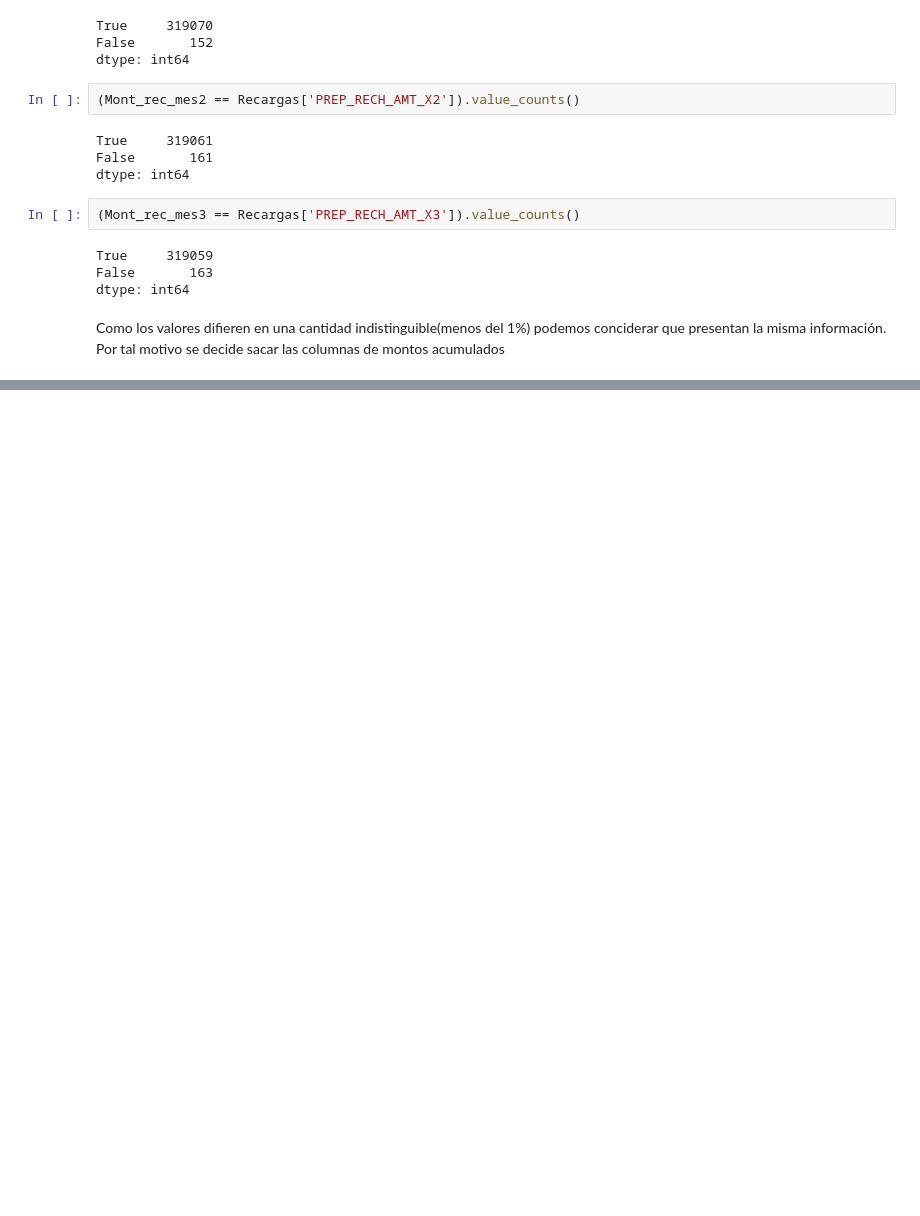
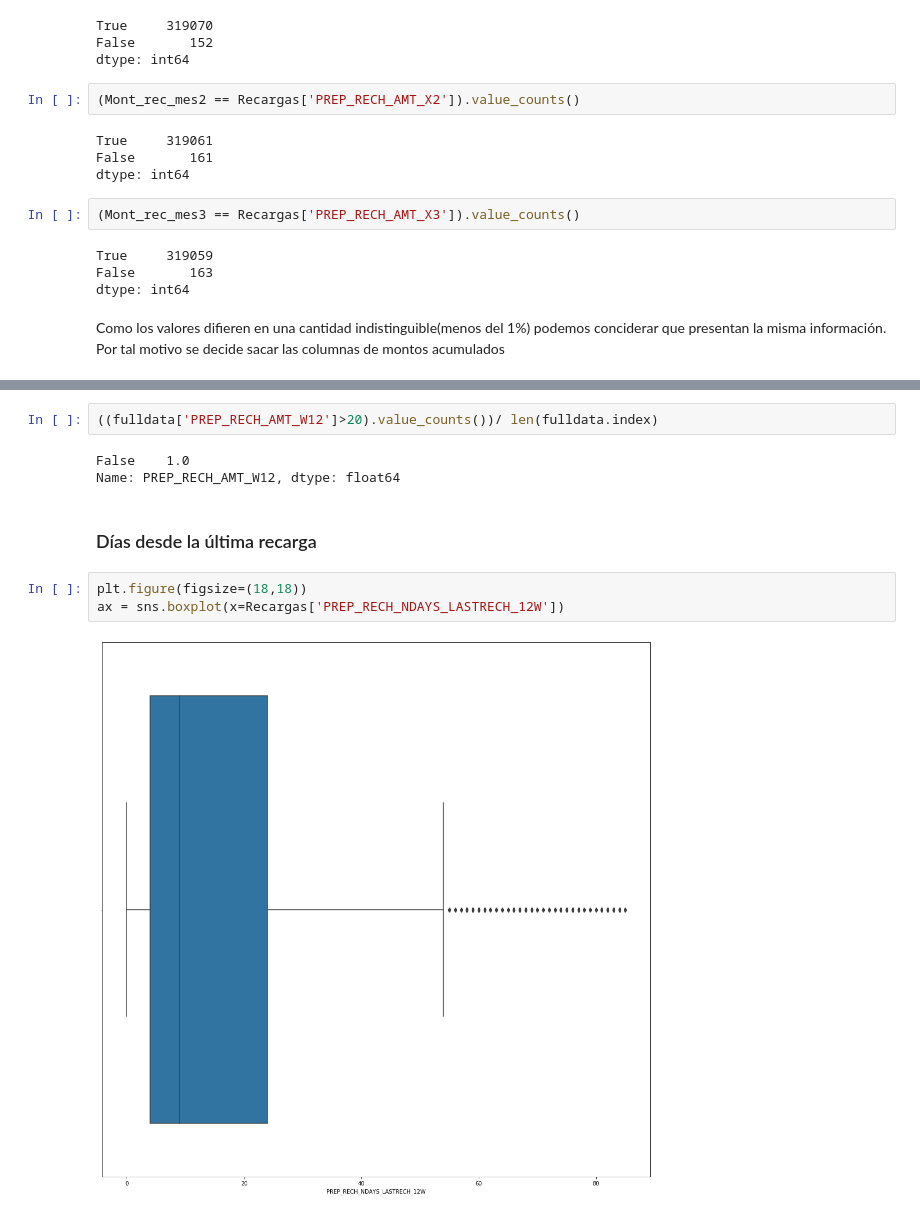
Before and after one commit to maurigarcia88/DiploDataScienceG7, a Jupyter notebook: Nicolas/Caso1.ipynb, the cells around one changed output, grey strips where cells are left out. Saved outputs shown, nothing was run; the diff lists cells and outputs as text; blank space fills up the shorter version.

```diff
--- a/Nicolas/Caso1.ipynb
+++ b/Nicolas/Caso1.ipynb
@@ -374,0 +652,12 @@ fulldata.drop(columns=[x for x in fulldata.columns if 'PREP_RECH_AMT_X' in x],in
+# %%
+((fulldata['PREP_RECH_AMT_W12']>20).value_counts())/ len(fulldata.index)
+# %% [output]
+False    1.0
+Name: PREP_RECH_AMT_W12, dtype: float64
+# %% [markdown]
+### Días desde la última recarga
+# %%
+plt.figure(figsize=(18,18))
+ax = sns.boxplot(x=Recargas['PREP_RECH_NDAYS_LASTRECH_12W'])
+# %% [output]
+[figure, added]
```
Also changed, not shown: parts of 61 cells of this notebook.
